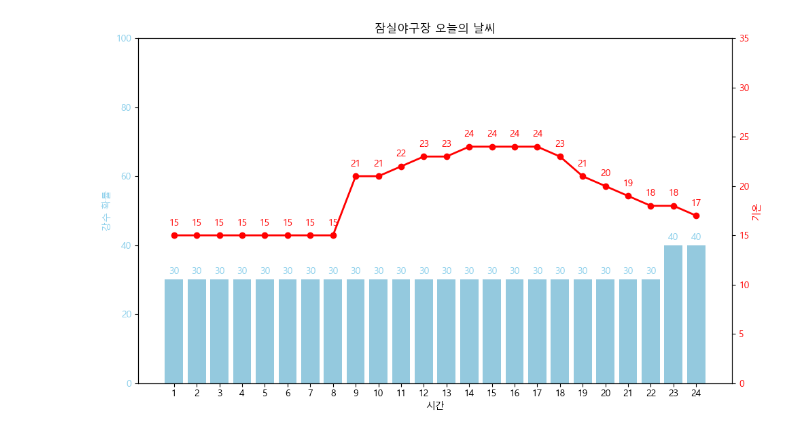
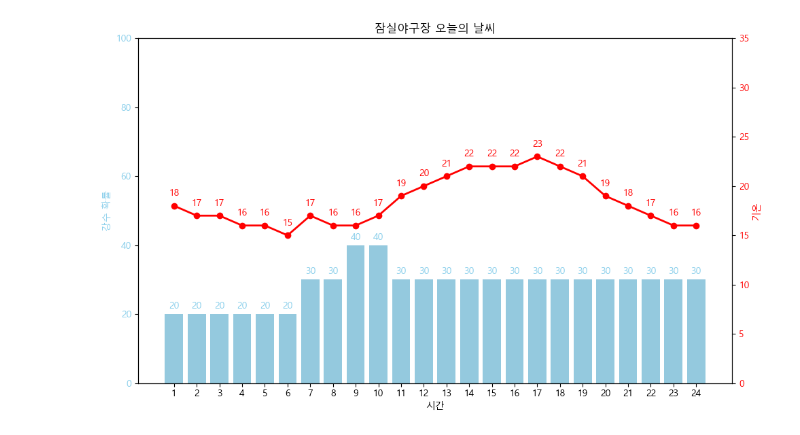
Before and after one commit to COMFORTO-O/SKShieldus_Rookies_Mini_Project_Yamoa, a Jupyter notebook: jupyter/csv_to_visual/plt_weather_today.ipynb, the cells around one changed output. Saved outputs shown, nothing was run; the diff lists cells and outputs as text; code cells hidden in the pictures.

Commit message:
modify time rate weather.py

```diff
--- a/jupyter/csv_to_visual/plt_weather_today.ipynb
+++ b/jupyter/csv_to_visual/plt_weather_today.ipynb
@@ -116,7 +114,7 @@ field_list = {k: int(v) for k, v in field_list.items()}
 input_stadium = '잠실야구장'  # 대구야구장
 areaCode = field_list[input_stadium]
 # CSV 불러오기
-areas_weather_today_df = pd.read_csv('areas_weather_today.csv')
+areas_weather_today_df = pd.read_csv('../../csv/scrap_weather_today.csv')
 area_weather_today_df = areas_weather_today_df[areas_weather_today_df['areaCode'] == areaCode] # 특정 야구장 날씨만 가져오기
 
 time_list = area_weather_today_df['time'].iloc[0]
@@ -151,31 +149,31 @@ for bar in bars.patches:
     height = bar.get_height()
     ax1.text(bar.get_x() + bar.get_width() / 2, height + 1, f'{height:.0f}',
              ha='center', va='bottom', fontsize=10, color='skyblue')
 
 # 기온 꺾은선 그래프
 ax2 = ax1.twinx()
 
 # Adjust x-axis alignment for the line plot
 ax2.plot(range(len(df_plot['시간'])), df_plot['기온'], marker='o', color='red', label='기온', linewidth=2)
 
 # Update text annotations for the adjusted x-axis
 for i, val in enumerate(df_plot['기온']):
     ax2.text(i, val + 0.8, f'{val:.0f}', ha='center', va='bottom', fontsize=10, color='red')
 
 ax2.set_ylabel('기온', color='red')
 ax2.tick_params(axis='y', labelcolor='red')
 ax2.set_ylim(0, 35)
 
 # 제목
 plt.title(f'{input_stadium} 오늘의 날씨')
 
 # axes 선 제거 (양쪽)
 for spine in ['top', 'right', 'left', 'bottom']:
     ax1.grid(False)
     ax2.grid(False)
 
 # 레이아웃 조정 및 출력
 plt.tight_layout()
 plt.show()
 # %% [output]
-[figure, old version]
+[figure, new version]
```
Also changed, not shown: parts of 1 cell of this notebook, 3 other files.
